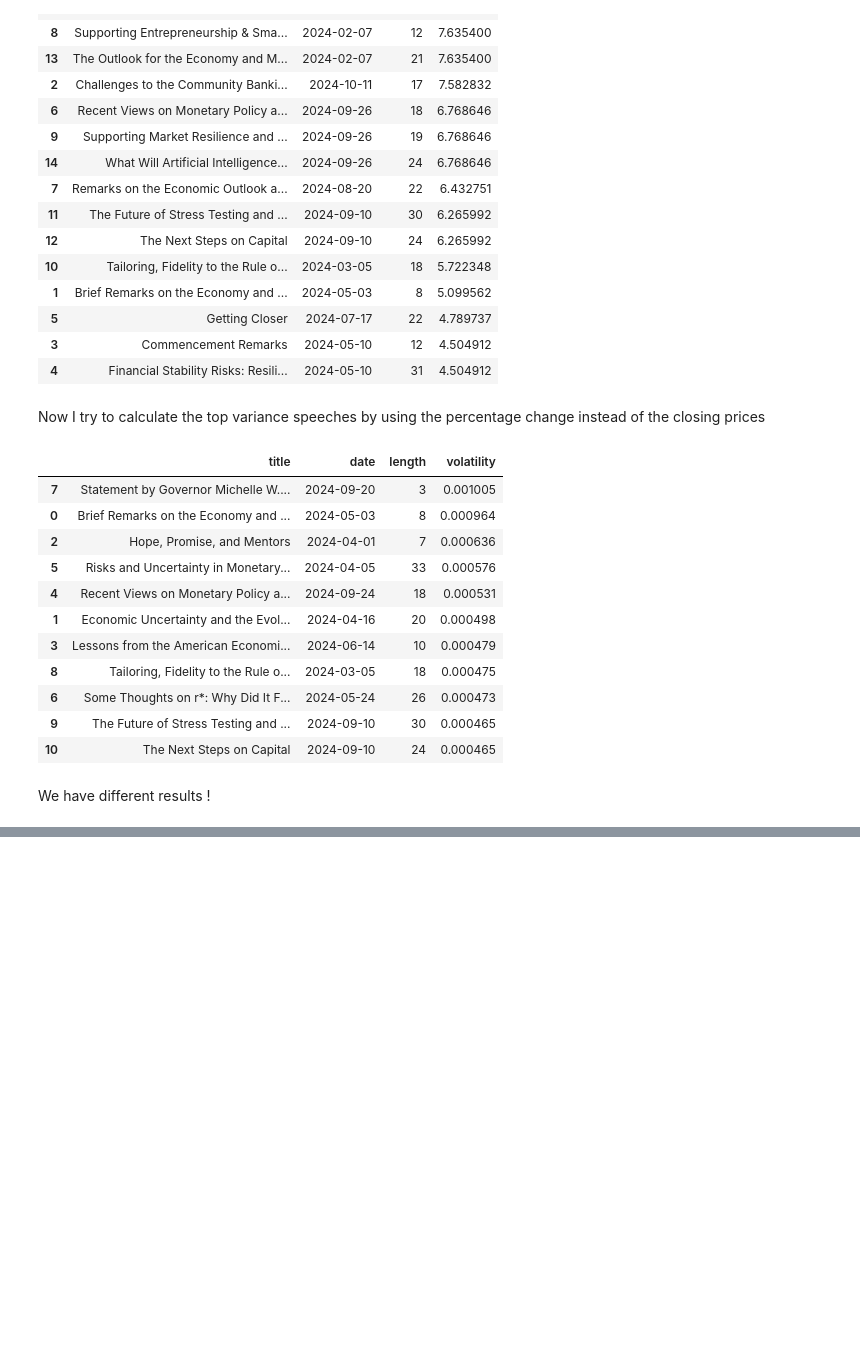
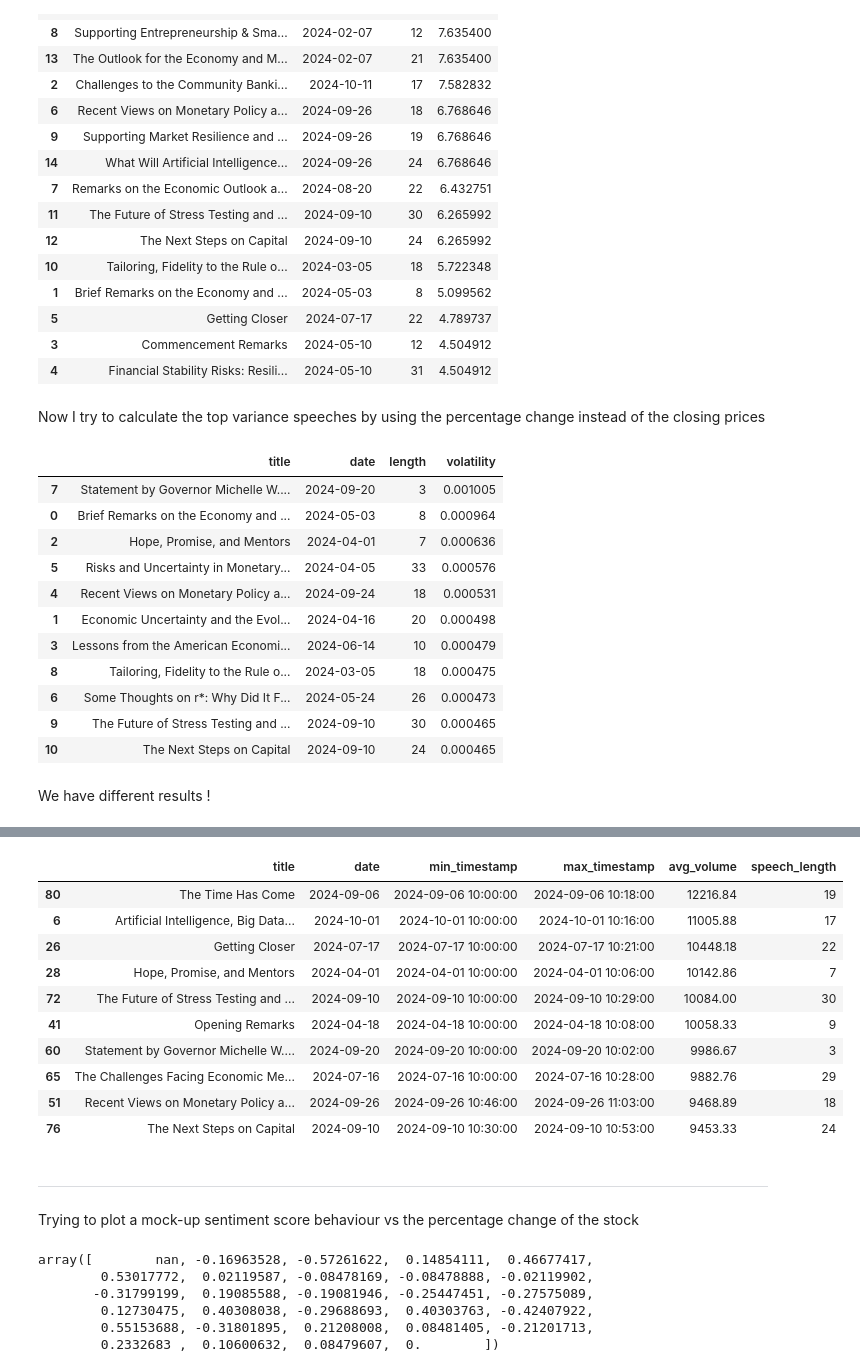
Before and after one commit to blackswan-quants/cb-impact-nlps, a Jupyter notebook: returns_analysis.ipynb, the cells around one changed output, grey strips where cells are left out. Drawn from its saved outputs; the diff is of its cells as text; code cells hidden in the pictures; blank space fills up the shorter version.

```diff
--- a/returns_analysis.ipynb
+++ b/returns_analysis.ipynb
@@ -344,0 +422,19 @@ dffinal_cumret
+# %%
+dffinal_volume = get_best_values_volume(df_price, df_speech, 10)
+dffinal_volume
+# %% [output]
+|  | title | date | min_timestamp | max_timestamp | avg_volume | speech_length |
+| 80 | The Time Has Come | 2024-09-06 | 2024-09-06 10:00:00 | 2024-09-06 10:18:00 | 12216.84 | 19 |
+| 6 | Artificial Intelligence, Big Data... | 2024-10-01 | 2024-10-01 10:00:00 | 2024-10-01 10:16:00 | 11005.88 | 17 |
+| 26 | Getting Closer | 2024-07-17 | 2024-07-17 10:00:00 | 2024-07-17 10:21:00 | 10448.18 | 22 |
+| 28 | Hope, Promise, and Mentors | 2024-04-01 | 2024-04-01 10:00:00 | 2024-04-01 10:06:00 | 10142.86 | 7 |
+| 72 | The Future of Stress Testing and ... | 2024-09-10 | 2024-09-10 10:00:00 | 2024-09-10 10:29:00 | 10084.00 | 30 |
+| 41 | Opening Remarks | 2024-04-18 | 2024-04-18 10:00:00 | 2024-04-18 10:08:00 | 10058.33 | 9 |
+| 60 | Statement by Governor Michelle W.... | 2024-09-20 | 2024-09-20 10:00:00 | 2024-09-20 10:02:00 | 9986.67 | 3 |
+| 65 | The Challenges Facing Economic Me... | 2024-07-16 | 2024-07-16 10:00:00 | 2024-07-16 10:28:00 | 9882.76 | 29 |
+| 51 | Recent Views on Monetary Policy a... | 2024-09-26 | 2024-09-26 10:46:00 | 2024-09-26 11:03:00 | 9468.89 | 18 |
+| 76 | The Next Steps on Capital | 2024-09-10 | 2024-09-10 10:30:00 | 2024-09-10 10:53:00 | 9453.33 | 24 |
+# %% [markdown]
+------
+# %% [markdown]
+Trying to plot a mock-up sentiment score behaviour vs the percentage change of the stock
@@ -344,0 +508,9 @@ dffinal_cumret
+# %%
+prices
+# %% [output]
+array([        nan, -0.16963528, -0.57261622,  0.14854111,  0.46677417,
+        0.53017772,  0.02119587, -0.08478169, -0.08478888, -0.02119902,
+       -0.31799199,  0.19085588, -0.19081946, -0.25447451, -0.27575089,
+        0.12730475,  0.40308038, -0.29688693,  0.40303763, -0.42407922,
+        0.55153688, -0.31801895,  0.21208008,  0.08481405, -0.21201713,
+        0.2332683 ,  0.10600632,  0.08479607,  0.        ])
```
Also changed, not shown: parts of 13 cells of this notebook.
